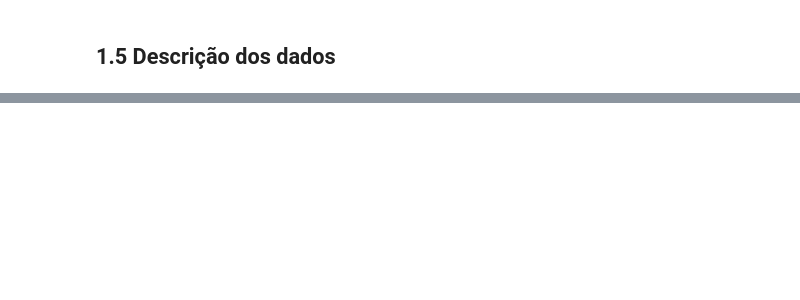
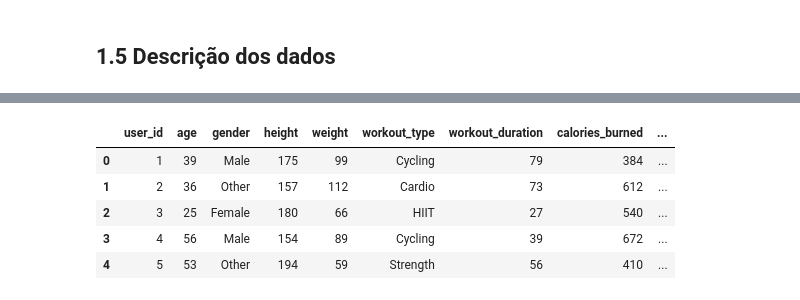
Before and after one commit to P-E-N-T-E-S/Analise-Dados-AVC, a Jupyter notebook: Workout_analytics.ipynb, the cells around one changed output, grey strips where cells are left out. Drawn from its saved outputs; the diff is of its cells as text; code cells hidden in the pictures; blank space fills up the shorter version.

```diff
--- a/Workout_analytics.ipynb
+++ b/Workout_analytics.ipynb
@@ -149,0 +203,9 @@ metricas_numericas
+# %%
+df2.head()
+# %% [output]
+|  | user_id | age | gender | height | weight | workout_type | workout_duration | calories_burned | ... |
+| 0 | 1 | 39 | Male | 175 | 99 | Cycling | 79 | 384 | ... |
+| 1 | 2 | 36 | Other | 157 | 112 | Cardio | 73 | 612 | ... |
+| 2 | 3 | 25 | Female | 180 | 66 | HIIT | 27 | 540 | ... |
+| 3 | 4 | 56 | Male | 154 | 89 | Cycling | 39 | 672 | ... |
+| 4 | 5 | 53 | Other | 194 | 59 | Strength | 56 | 410 | ... |
```
Also changed, not shown: parts of 14 cells of this notebook, 1 other file.
